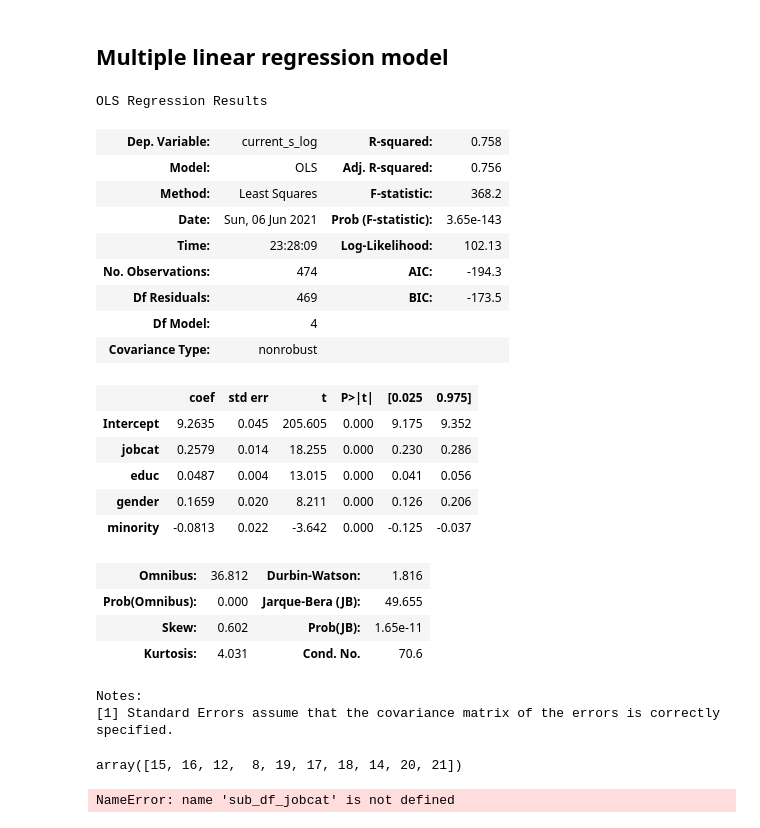
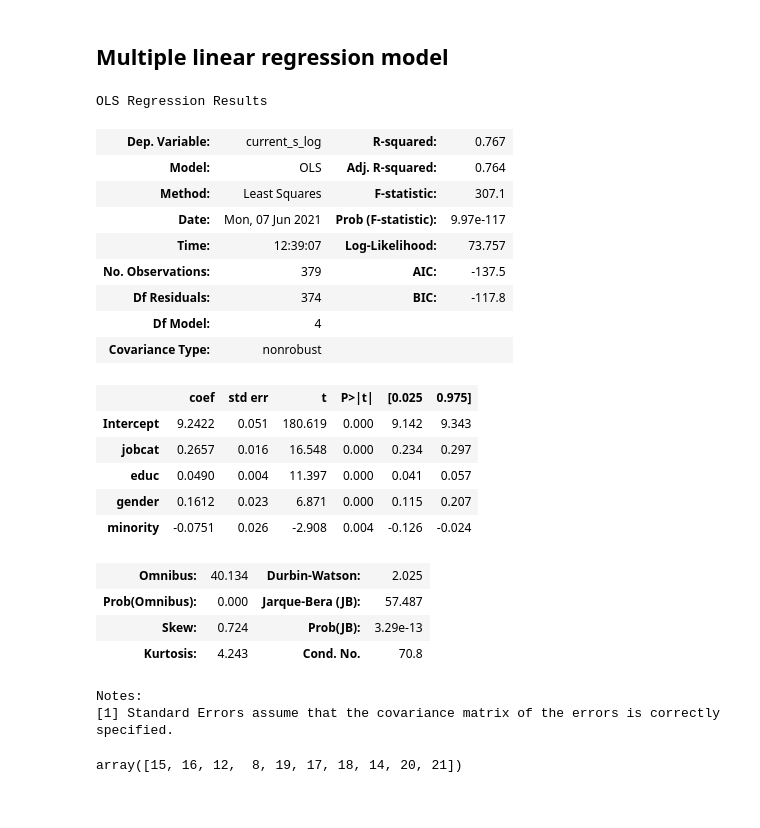
Before and after one commit to AIMPED/EDA_Bank_wages, a Jupyter notebook: EDA_work.ipynb, the cells around one changed output. Cells and saved outputs as stored; diff of their text form; code cells hidden in the pictures.

```diff
--- a/EDA_work.ipynb
+++ b/EDA_work.ipynb
@@ -401,31 +440,31 @@ Notes:
 # %%
 # Multi regression
 # use all explanatory variables except the current salary. Dependent variable is start_s (start salary)
 import statsmodels.formula.api as smf
-model = list(df_LR.columns)[0] + ' ~ ' + ' + '.join(param for param in list(df_LR.columns)[2:-1])
+model = list(train.columns)[0] + ' ~ ' + ' + '.join(param for param in list(train.columns)[2:-1])
 
-smf.ols(formula = model, data = df_LR).fit().summary()
+smf.ols(formula = model, data = train).fit().summary()
 # %% [output]
 OLS Regression Results
-| Dep. Variable: | current_s_log | R-squared: | 0.758 |
-| Model: | OLS | Adj. R-squared: | 0.756 |
-| Method: | Least Squares | F-statistic: | 368.2 |
-| Date: | Sun, 06 Jun 2021 | Prob (F-statistic): | 3.65e-143 |
-| Time: | 23:28:09 | Log-Likelihood: | 102.13 |
-| No. Observations: | 474 | AIC: | -194.3 |
-| Df Residuals: | 469 | BIC: | -173.5 |
+| Dep. Variable: | current_s_log | R-squared: | 0.767 |
+| Model: | OLS | Adj. R-squared: | 0.764 |
+| Method: | Least Squares | F-statistic: | 307.1 |
+| Date: | Mon, 07 Jun 2021 | Prob (F-statistic): | 9.97e-117 |
+| Time: | 12:39:07 | Log-Likelihood: | 73.757 |
+| No. Observations: | 379 | AIC: | -137.5 |
+| Df Residuals: | 374 | BIC: | -117.8 |
 | Df Model: | 4 |  |  |
 | Covariance Type: | nonrobust |  |  |
 |  | coef | std err | t | P>|t| | [0.025 | 0.975] |
-| Intercept | 9.2635 | 0.045 | 205.605 | 0.000 | 9.175 | 9.352 |
-| jobcat | 0.2579 | 0.014 | 18.255 | 0.000 | 0.230 | 0.286 |
-| educ | 0.0487 | 0.004 | 13.015 | 0.000 | 0.041 | 0.056 |
-| gender | 0.1659 | 0.020 | 8.211 | 0.000 | 0.126 | 0.206 |
-| minority | -0.0813 | 0.022 | -3.642 | 0.000 | -0.125 | -0.037 |
+| Intercept | 9.2422 | 0.051 | 180.619 | 0.000 | 9.142 | 9.343 |
+| jobcat | 0.2657 | 0.016 | 16.548 | 0.000 | 0.234 | 0.297 |
+| educ | 0.0490 | 0.004 | 11.397 | 0.000 | 0.041 | 0.057 |
+| gender | 0.1612 | 0.023 | 6.871 | 0.000 | 0.115 | 0.207 |
+| minority | -0.0751 | 0.026 | -2.908 | 0.004 | -0.126 | -0.024 |
-| Omnibus: | 36.812 | Durbin-Watson: | 1.816 |
-| Prob(Omnibus): | 0.000 | Jarque-Bera (JB): | 49.655 |
-| Skew: | 0.602 | Prob(JB): | 1.65e-11 |
-| Kurtosis: | 4.031 | Cond. No. | 70.6 |
+| Omnibus: | 40.134 | Durbin-Watson: | 2.025 |
+| Prob(Omnibus): | 0.000 | Jarque-Bera (JB): | 57.487 |
+| Skew: | 0.724 | Prob(JB): | 3.29e-13 |
+| Kurtosis: | 4.243 | Cond. No. | 70.8 |
 Notes:
 [1] Standard Errors assume that the covariance matrix of the errors is correctly specified.
 # %%
@@ -437,10 +476,5 @@ array([15, 16, 12,  8, 19, 17, 18, 14, 20, 21])
 # %%
 # geting a feeling of the data
 #sns.pairplot(df);
-# %%
-# Transform result to DataFrame and then transform from two lies into two columns
-sub_df_jobcat['start_s'].mean().to_frame().T
-# %% [output]
-NameError: name 'sub_df_jobcat' is not defined
 # %%
 df.groupby(['jobcat','gender'])['gender'].count()
```
Also changed, not shown: parts of 24 cells of this notebook, 2 other files.
